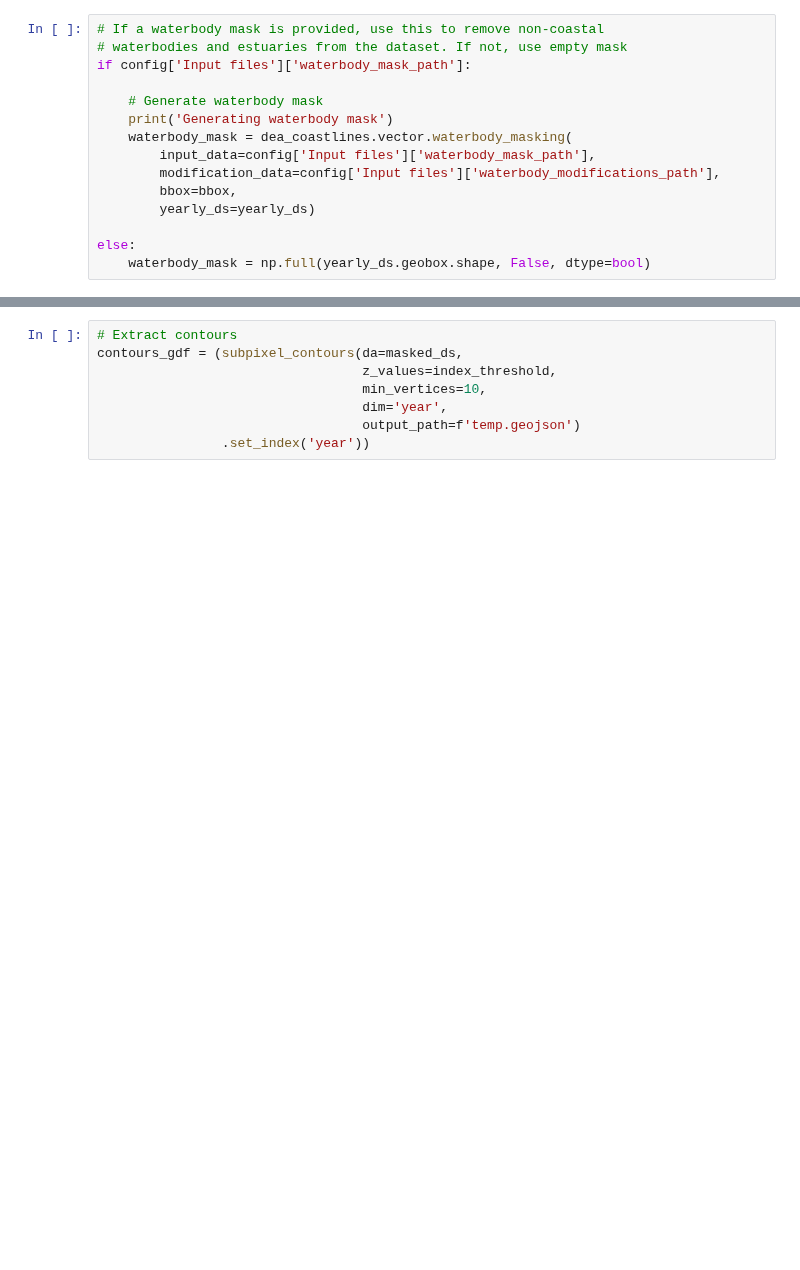
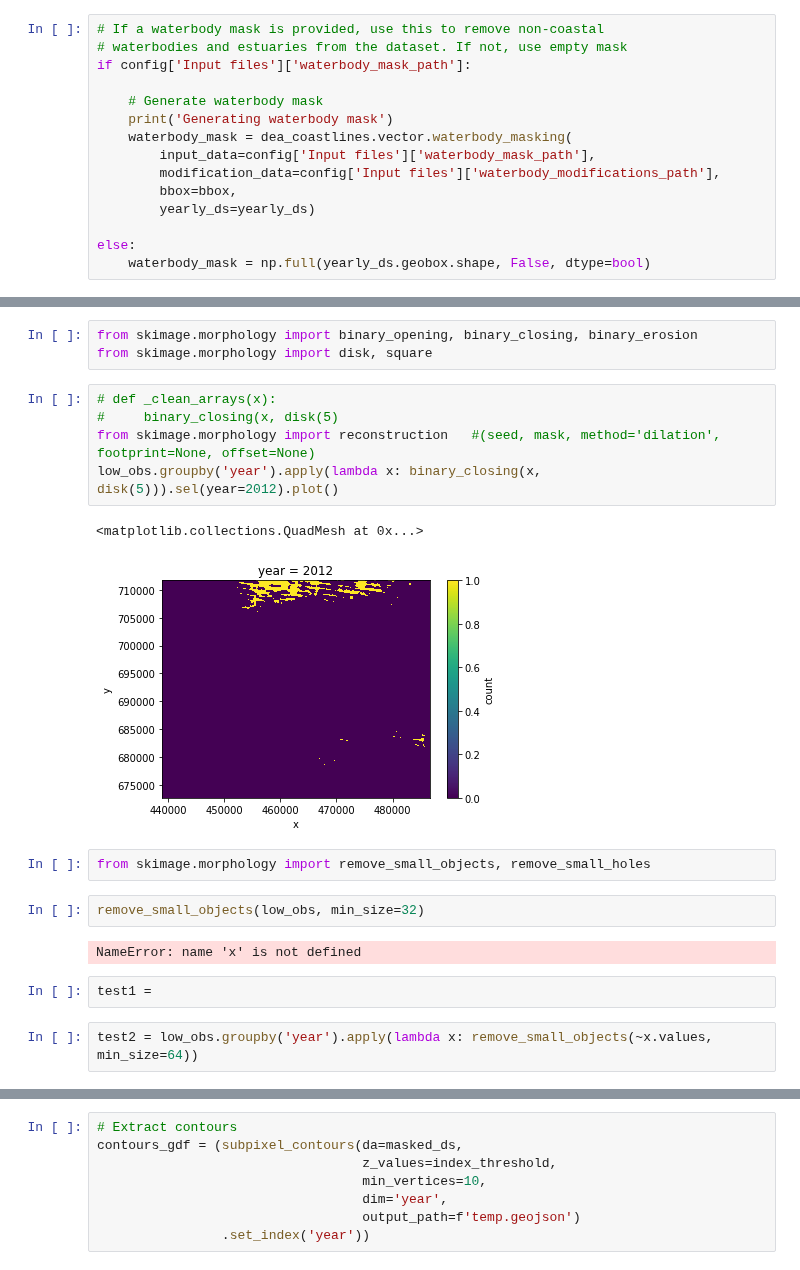
Before and after one commit to GeoscienceAustralia/dea-coastlines, a Jupyter notebook: notebooks/DEAfricaCoastlines_generation_vector.ipynb, the cells around one changed output, grey strips where cells are left out. Drawn from its saved outputs; the diff is of its cells as text; blank space fills up the shorter version.

```diff
--- a/notebooks/DEAfricaCoastlines_generation_vector.ipynb
+++ b/notebooks/DEAfricaCoastlines_generation_vector.ipynb
@@ -147,0 +202,21 @@ masked_ds = dea_coastlines.vector.contours_preprocess(
+# %%
+from skimage.morphology import binary_opening, binary_closing, binary_erosion
+from skimage.morphology import disk, square
+# %%
+# def _clean_arrays(x):
+#     binary_closing(x, disk(5)
+from skimage.morphology import reconstruction   #(seed, mask, method='dilation', footprint=None, offset=None)
+low_obs.groupby('year').apply(lambda x: binary_closing(x, disk(5))).sel(year=2012).plot()
+# %% [output]
+<matplotlib.collections.QuadMesh at 0x...>
+[figure, added]
+# %%
+from skimage.morphology import remove_small_objects, remove_small_holes
+# %%
+remove_small_objects(low_obs, min_size=32)
+# %% [output]
+NameError: name 'x' is not defined
+# %%
+test1 =
+# %%
+test2 = low_obs.groupby('year').apply(lambda x: remove_small_objects(~x.values, min_size=64))
```
Also changed, not shown: parts of 19 cells of this notebook, 5 other files.
